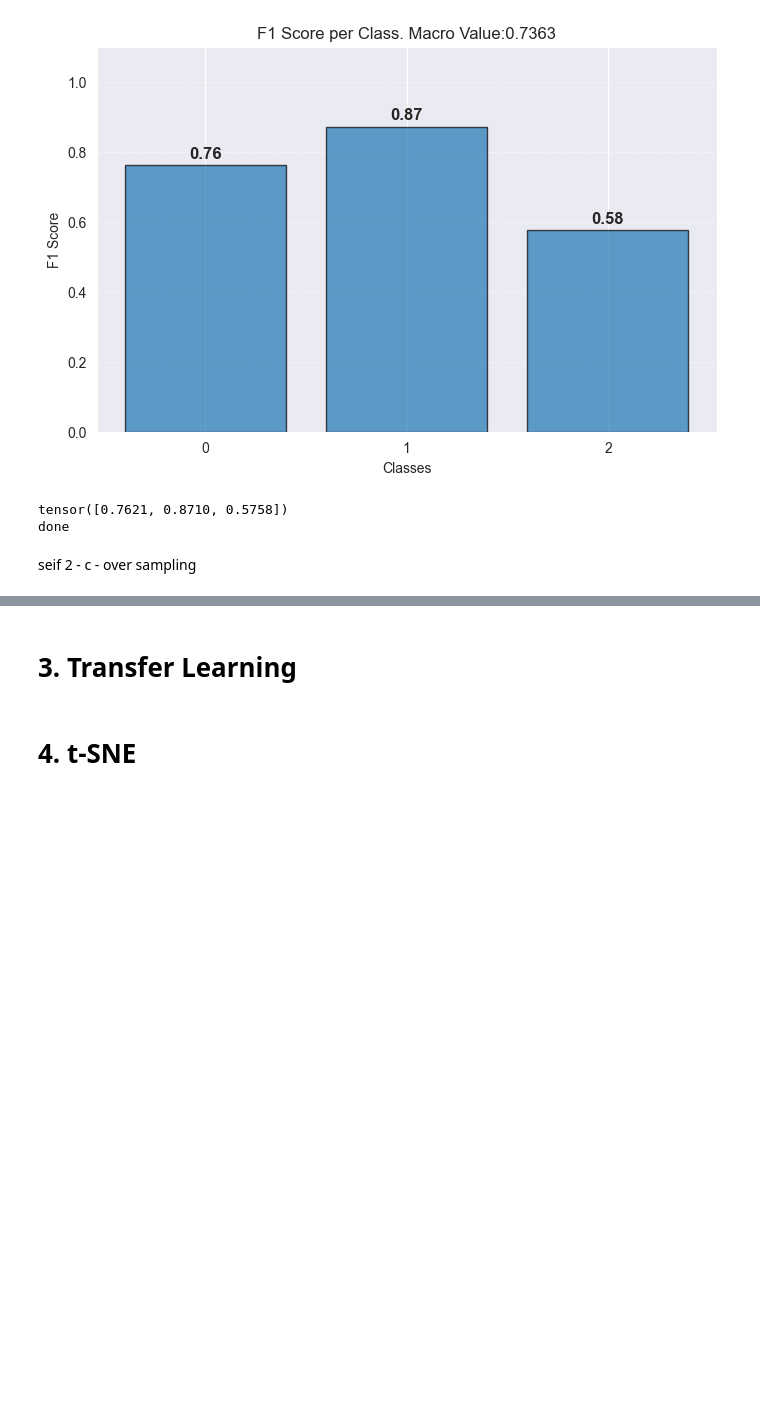
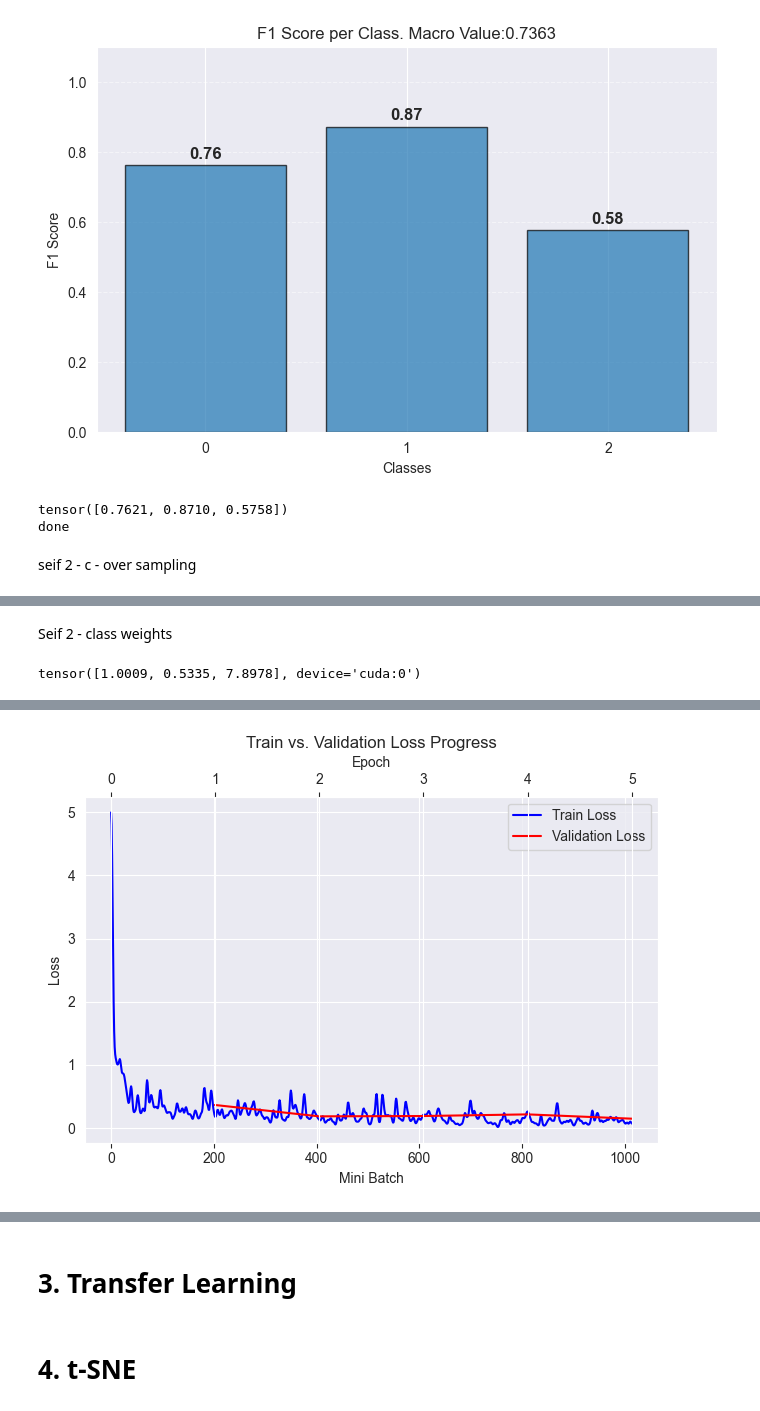
Before and after one commit to amirnadaBGU/deeplearningEE_hw2, a Jupyter notebook: Assignment_2_COVID_19.ipynb, the cells around one changed output, grey strips where cells are left out. Cells and saved outputs as stored; diff of their text form; code cells hidden in the pictures; blank space fills up the shorter version.

Commit message:
seif 3c

```diff
--- a/Assignment_2_COVID_19.ipynb
+++ b/Assignment_2_COVID_19.ipynb
@@ -1130 +1171,28 @@ tensor([0.8720, 0.9370, 0.6452])
 done
+# %% [markdown]
+Seif 2 - class weights
+# %%
+# Create datasets and loaders
+from scipy.linalg import norm
+
+X_train_combined = pd.concat([X_train_chest, X_train_covid], ignore_index=True)
+Y_train_combined = pd.concat([Y_train_chest, Y_train_covid], ignore_index=True)
+Y_train_combined = Y_train_combined.map(finding_to_label)
+
+counts = Counter(Y_train_combined.tolist())
+num_classes = len(counts)
+
+total = sum(counts.values())
+class_weights = [total / (num_classes * counts[c]) for c in range(num_classes)]
+# class_weights /= np.array(norm(class_weights))
+weights_tensor = torch.tensor(class_weights, dtype=torch.float32, device=DEVICE)
+print(weights_tensor)
+
+train_dataset = ImageDataset(X_train_combined, Y_train_combined, transform=transform)
+train_loader = DataLoader(train_dataset, batch_size=BATCH_SIZE, shuffle=True)
+# %% [output]
+tensor([1.0009, 0.5335, 7.8978], device='cuda:0')
+# %%
+model = MyNet(CLASSES_COUNT).to(DEVICE)
+train(model, train_loader, validation_loader, LEARNING_RATE,class_weights=weights_tensor)
+# %% [output]
@@ -1130,0 +1216 @@ done
+[figure, added]
```
Also changed, not shown: parts of 19 cells of this notebook.
